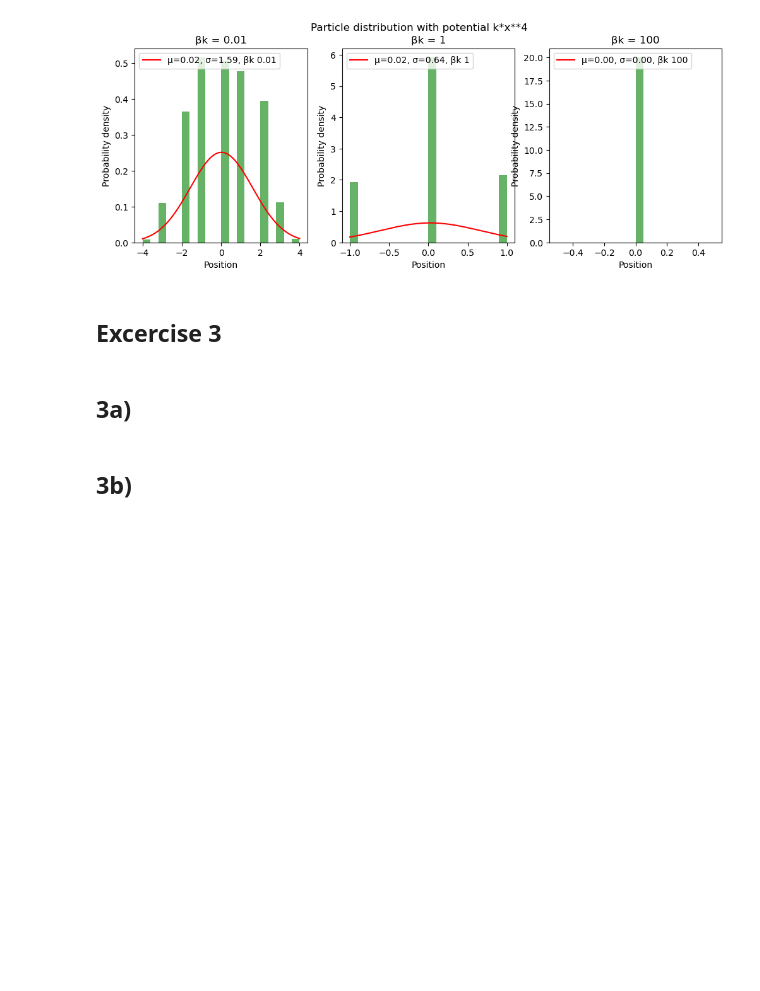
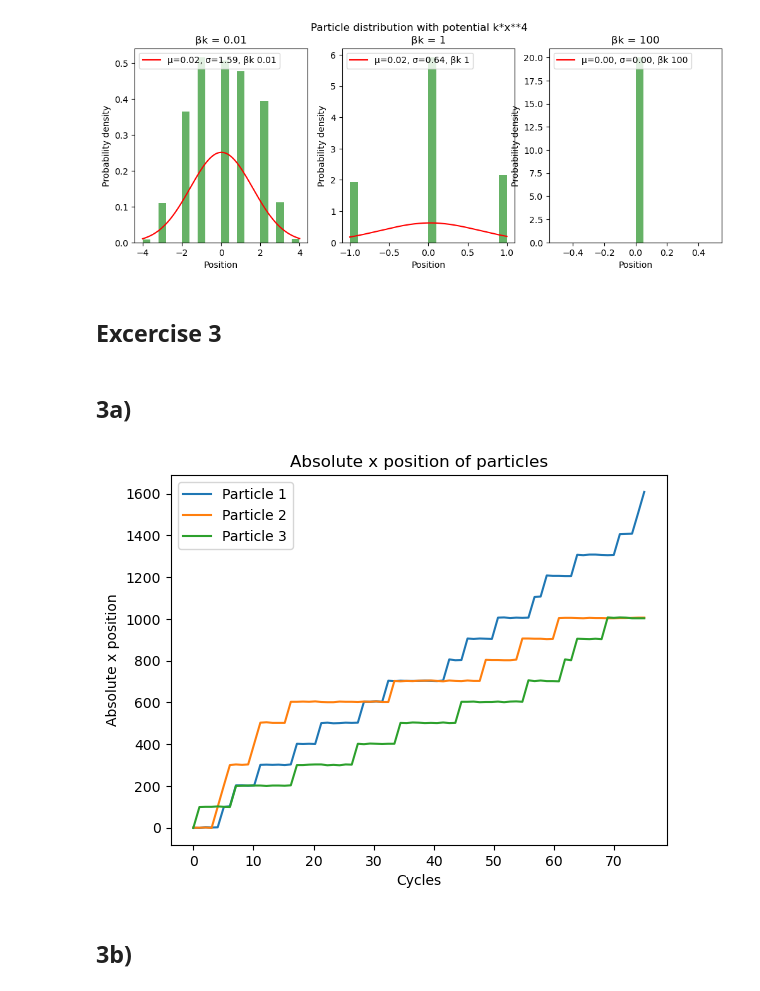
Before and after one commit to Benj181/VitBerProject01, a Jupyter notebook: rapport.ipynb, the cells around one changed output. Cells and saved outputs as stored; diff of their text form; code cells hidden in the pictures; blank space fills up the shorter version.

```diff
--- a/rapport.ipynb
+++ b/rapport.ipynb
@@ -267,3 +267,25 @@ calculation(V['k*x**4'], 'k*x**4')
 [figure]
 # %% [markdown]
 ## **Excercise 3**
+# %%
+import random
+import numpy as np
+import matplotlib.pyplot as plt
+import time
+from collections import Counter
+
+def sawtoothPotential(x, alpha): # can only get values between -100 and 100
+    if x > -N_x and x <= -(1 - alpha) * N_x:
+        return k * (x + N_x) / (alpha * N_x)
+    if x > -(1 - alpha) * N_x and x <= 0:
+        return - k * x / ((1 - alpha) * N_x)
+    if x > 0 and x <= alpha * N_x:
+        return k * x / (alpha * N_x)
+    if x > alpha * N_x and x <= N_x:
+        return - k * (x-N_x) / ((1 - alpha) * N_x)
+    else:
+        return False
+
+N_x = 100 # steps per potetial period
+beta_k = 1000
+k = 1
@@ -270,4 +386,28 @@ calculation(V['k*x**4'], 'k*x**4')
 # %% [markdown]
 ## 3a)
+# %%
+alpha = 0.1
+T_p = 200 # time steps per time interval
+N_p = 3 # number of particles
+cycles = 75
+timeSteps = cycles * 2 * T_p
+
+Particles = [Particle(sawtoothPotential, i, alpha) for i, _ in enumerate(range(N_p))]
+ParticlesAbsPos = [[] for _ in range(N_p)]
+for i, particle in enumerate(Particles): # simulates all particles
+    ParticlesAbsPos[i] = [particle.walkStep(T_p) for _ in range(timeSteps)] # run walkstep [simulation] for all
+                                                                            # particles and store the absolute position
+
+for i, Pos in enumerate(ParticlesAbsPos): # plots each particles absolute position
+    AbsolutePosAxis = np.linspace(0, len(Pos[::400]), len(Pos[::400]))
+    plt.plot(AbsolutePosAxis, Pos[::400], markersize=1, label=f"Particle {i + 1}")
+
+plt.title("Absolute x position of particles")
+plt.xlabel(f"Cycles")
+plt.ylabel("Absolute x position")
+plt.legend()
+plt.show()
+# %% [output]
+[figure, added]
 # %% [markdown]
 ## 3b)
```
Also changed, not shown: parts of 9 cells of this notebook, 1 other file.
